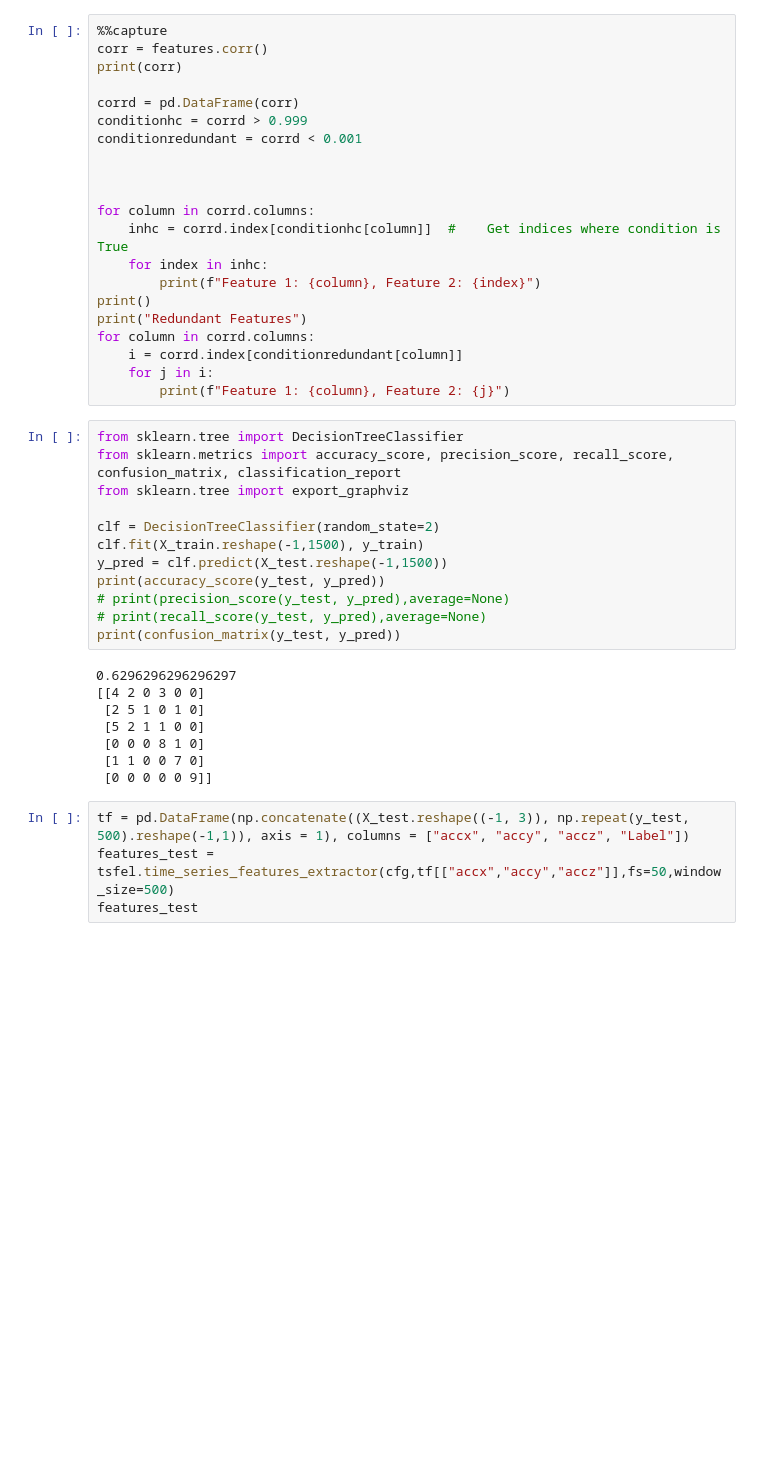
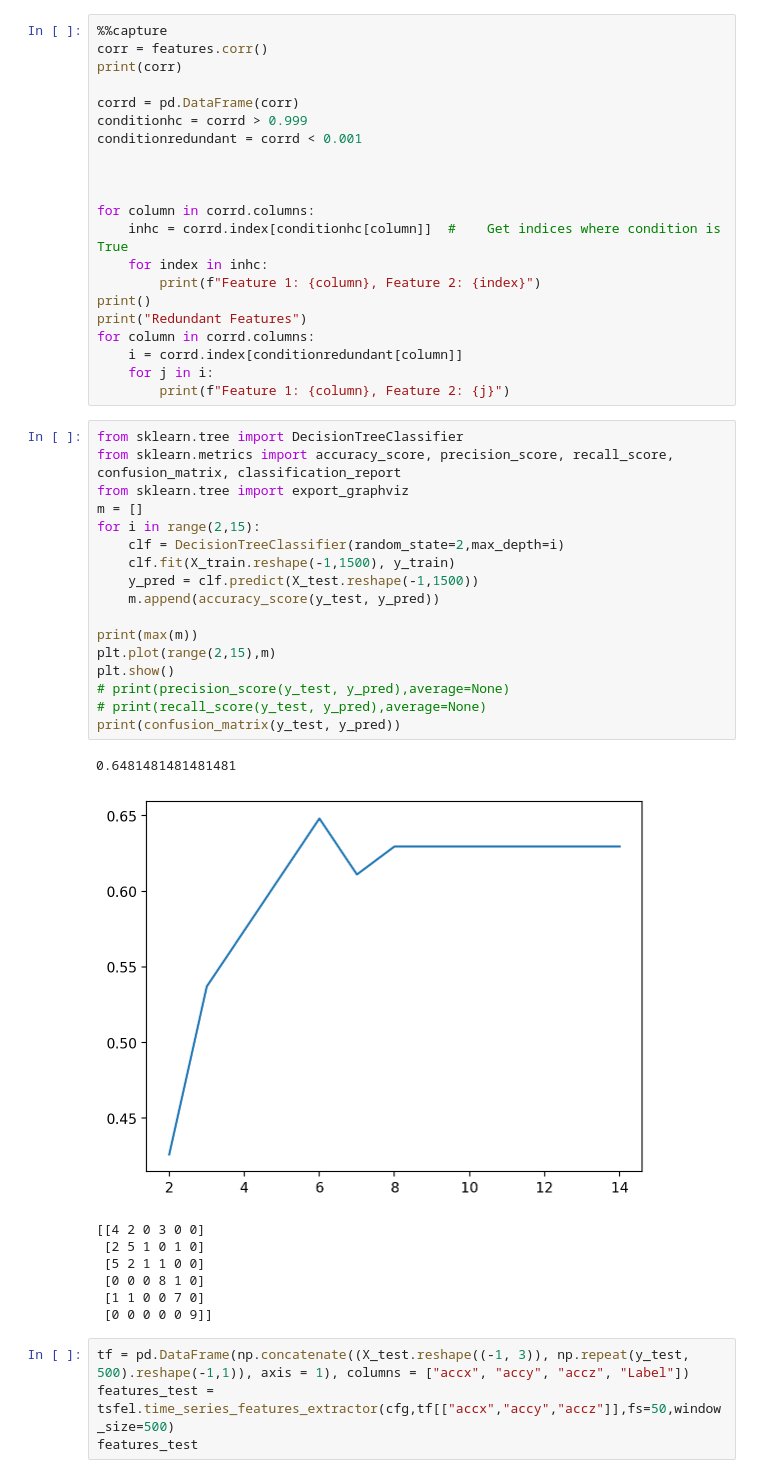
Before and after one commit to Reckadon/ES335-ML-Assignment-1, a Jupyter notebook: scratch_7.ipynb, the cells around one changed output. Saved outputs shown, nothing was run; the diff lists cells and outputs as text; blank space fills up the shorter version.

```diff
--- a/scratch_7.ipynb
+++ b/scratch_7.ipynb
@@ -351,23 +384,29 @@ for column in corrd.columns:
 # %%
 from sklearn.tree import DecisionTreeClassifier
 from sklearn.metrics import accuracy_score, precision_score, recall_score, confusion_matrix, classification_report
 from sklearn.tree import export_graphviz
+m = []
+for i in range(2,15):
+    clf = DecisionTreeClassifier(random_state=2,max_depth=i)
+    clf.fit(X_train.reshape(-1,1500), y_train)
+    y_pred = clf.predict(X_test.reshape(-1,1500))
+    m.append(accuracy_score(y_test, y_pred))
 
-clf = DecisionTreeClassifier(random_state=2)
-clf.fit(X_train.reshape(-1,1500), y_train)
-y_pred = clf.predict(X_test.reshape(-1,1500))
-print(accuracy_score(y_test, y_pred))
+print(max(m))
+plt.plot(range(2,15),m)
+plt.show()
 # print(precision_score(y_test, y_pred),average=None)
 # print(recall_score(y_test, y_pred),average=None)
 print(confusion_matrix(y_test, y_pred))
 # %% [output]
-0.6296296296296297
-[[4 2 0 3 0 0]
- [2 5 1 0 1 0]
- [5 2 1 1 0 0]
- [0 0 0 8 1 0]
- [1 1 0 0 7 0]
- [0 0 0 0 0 9]]
+0.6481481481481481
+[figure, added]
+[[4 2 0 3 0 0]
+ [2 5 1 0 1 0]
+ [5 2 1 1 0 0]
+ [0 0 0 8 1 0]
+ [1 1 0 0 7 0]
+ [0 0 0 0 0 9]]
 # %%
 tf = pd.DataFrame(np.concatenate((X_test.reshape((-1, 3)), np.repeat(y_test, 500).reshape(-1,1)), axis = 1), columns = ["accx", "accy", "accz", "Label"])
 features_test = tsfel.time_series_features_extractor(cfg,tf[["accx","accy","accz"]],fs=50,window_size=500)
```
Also changed, not shown: parts of 8 cells of this notebook.
